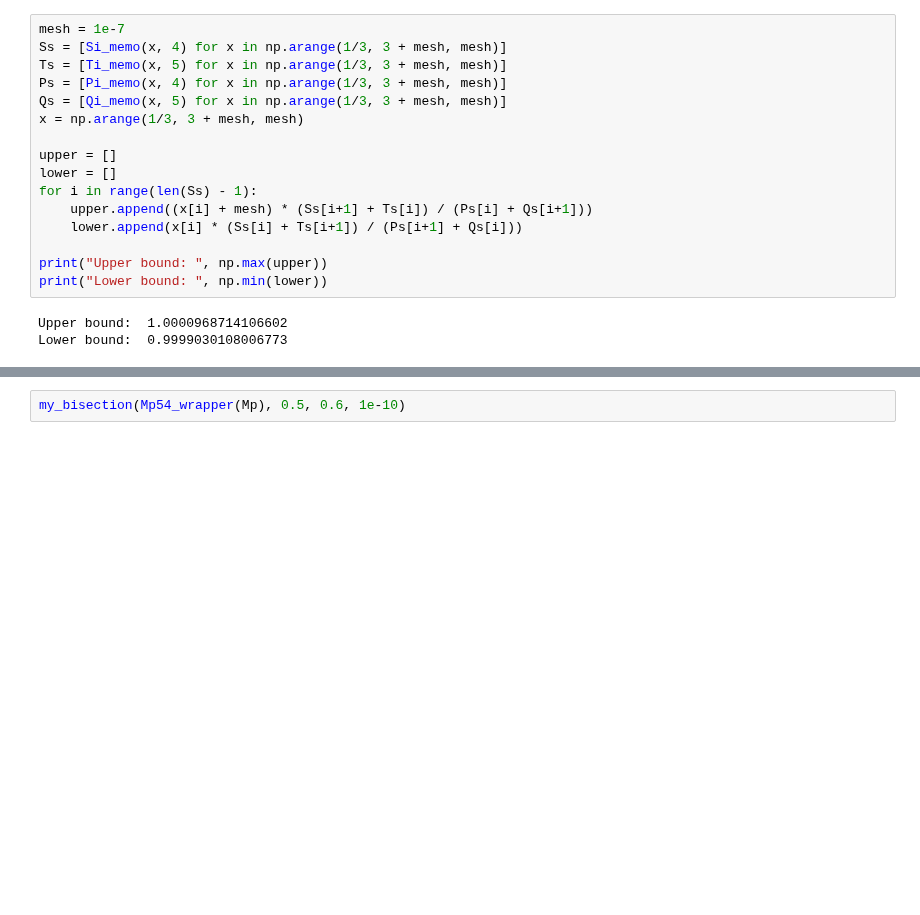
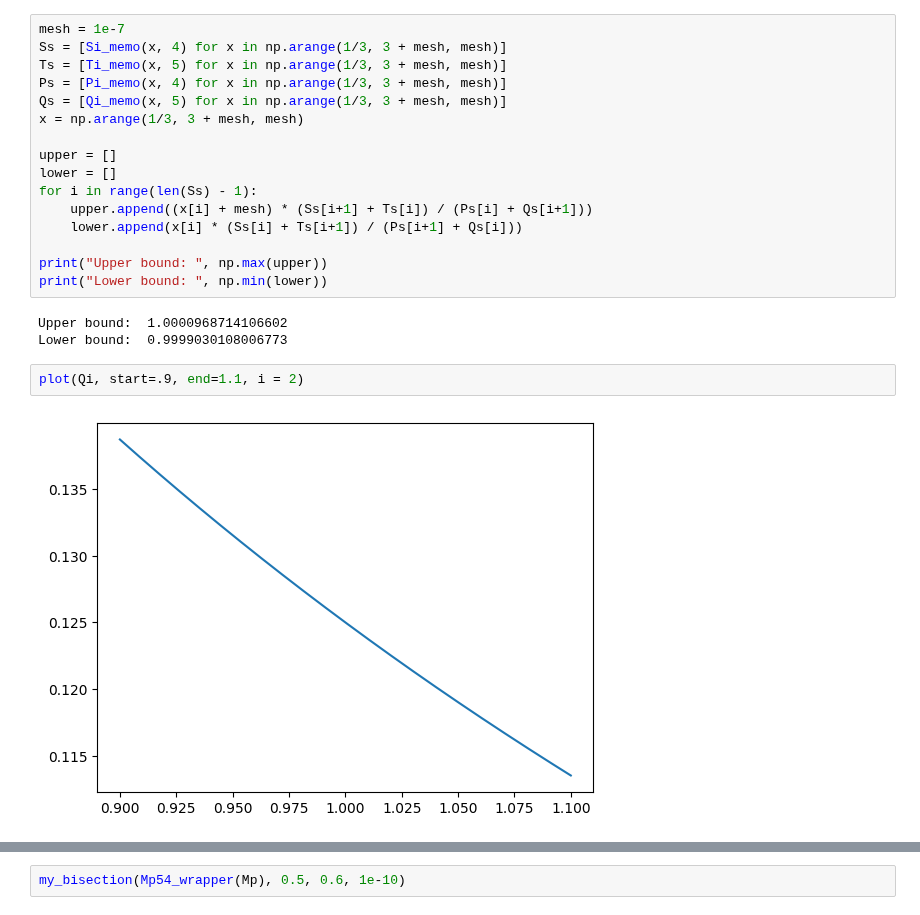
Before and after one commit to marlo-z/random-turn-games, a Jupyter notebook: mina_margin_map/run.ipynb, the cells around one changed output, grey strips where cells are left out. Cells and saved outputs as stored; diff of their text form; blank space fills up the shorter version.

```diff
--- a/mina_margin_map/run.ipynb
+++ b/mina_margin_map/run.ipynb
@@ -51,3 +68,7 @@ print("Lower bound: ", np.min(lower))
 # %% [output]
 Upper bound:  1.0000968714106602
 Lower bound:  0.9999030108006773
+# %%
+plot(Qi, start=.9, end=1.1, i = 2)
+# %% [output]
+[figure, added]
```
Also changed, not shown: parts of 5 cells of this notebook, 1 other file.
